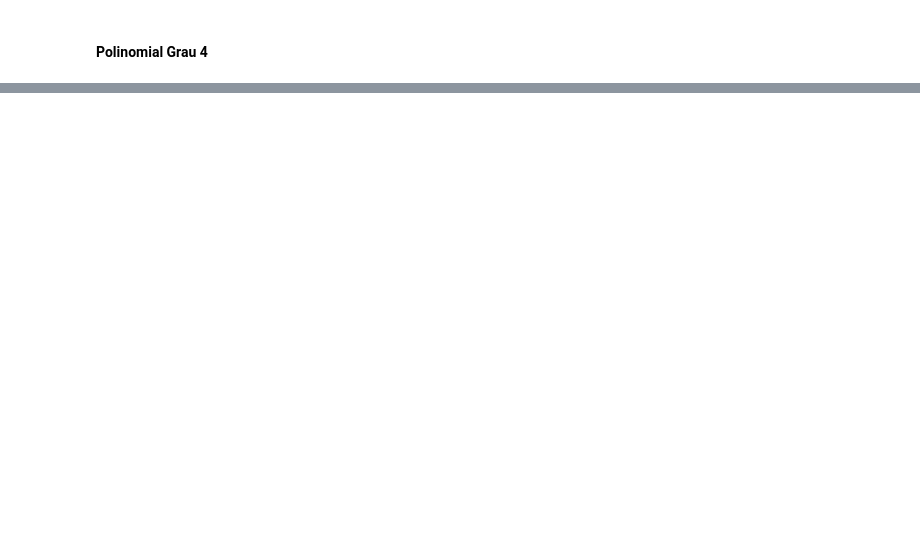
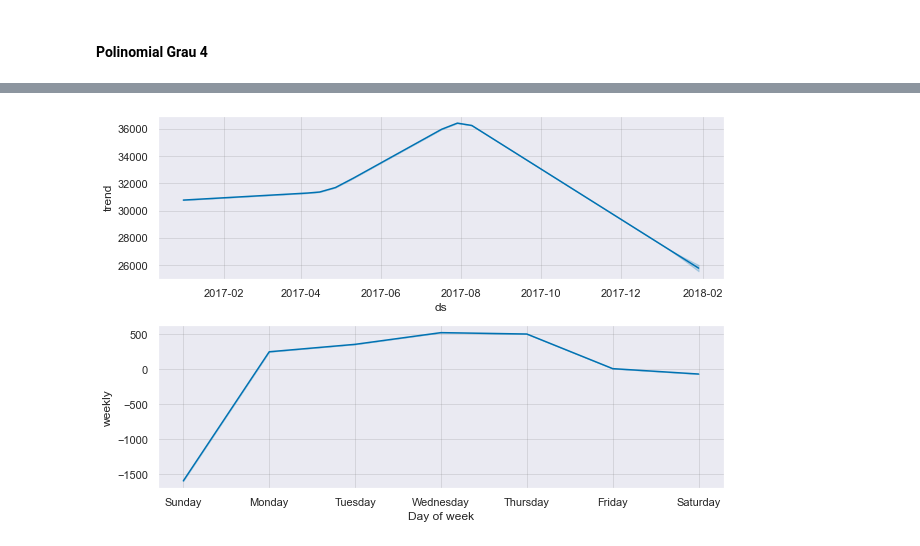
Before and after one commit to Levis33/ML-Power-consumption-of-Tetouan, a Jupyter notebook: regressao.ipynb, the cells around one changed output, grey strips where cells are left out. Cells and saved outputs as stored; diff of their text form; code cells hidden in the pictures; blank space fills up the shorter version.

```diff
--- a/regressao.ipynb
+++ b/regressao.ipynb
@@ -386,0 +452,4 @@ R2 score: 0.242804
+# %%
+fig2 = m.plot_components(forecast)
+# %% [output]
+[figure, added]
```
Also changed, not shown: parts of 14 cells of this notebook.
